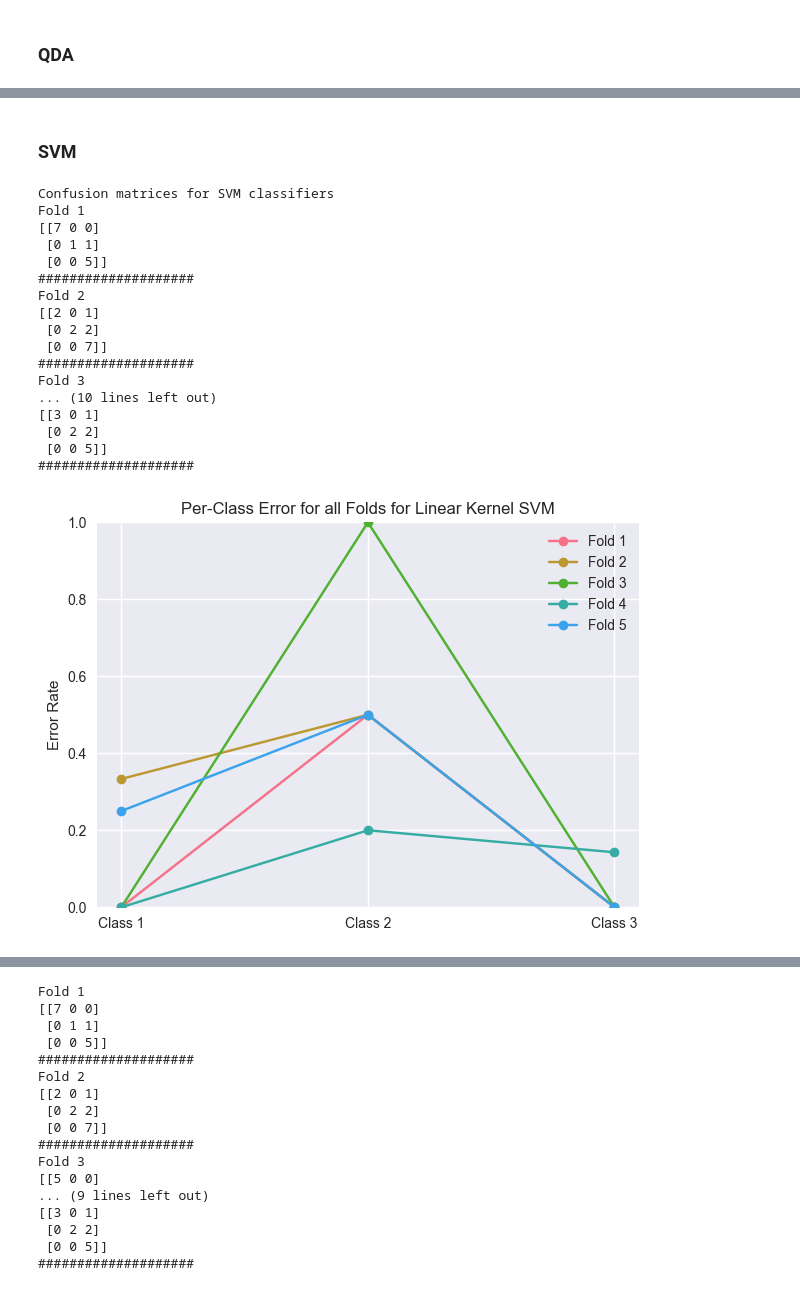
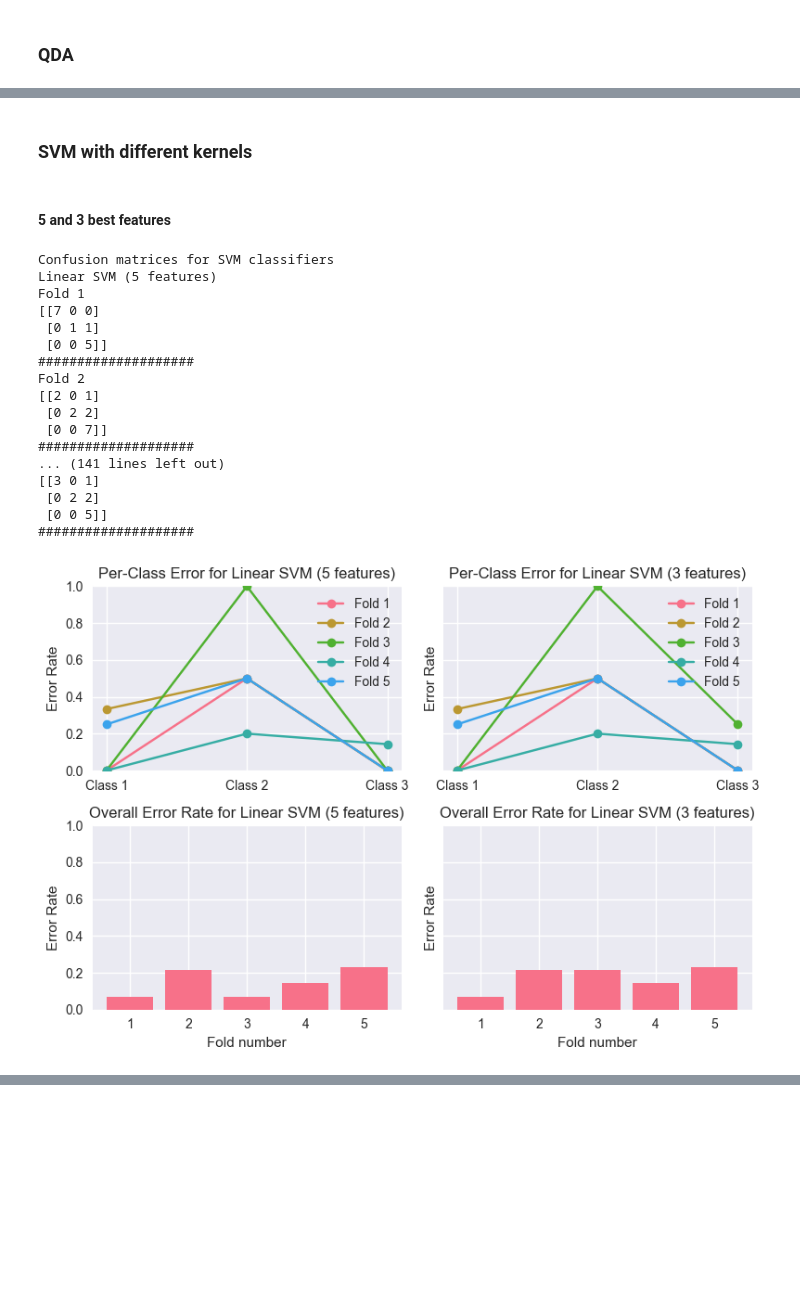
Before and after one commit to ivokusi/ME453-Final-Project, a Jupyter notebook: main.ipynb, the cells around one changed output, grey strips where cells are left out. Drawn from its saved outputs; the diff is of its cells as text; code cells hidden in the pictures; blank space fills up the shorter version.

```diff
--- a/main.ipynb
+++ b/main.ipynb
@@ -273,7 +273,9 @@ We used K-Fold Cross-Validation to split the dataset as it provides a more relia
 # %%
 from part4b import classify
 
-X = df_data4[best_features].iloc[:, :]
-y = df_data4.iloc[:,1]
+X = df_data4.iloc[:, 2:]
+y = df_data4.iloc[:, 1]
+
+best_3_features = best_features[:3]
 # %% [markdown]
 ### LDA
@@ -321,0 +307,3 @@ Average Quadratic Discriminant Analysis Accuracy: 0.8417582417582418
+# %%
+qda = QDA()
+_, best_3_confusion_matrices_qda = classify(X[best_3_features], y, qda, "Quadratic Discriminant Analysis")
@@ -329,7 +321,7 @@ confusion_matrices_svms = []
 for kernel in kernels:
 
     svm = SVC(kernel=kernel)
-    _, confusion_matrices_fold = classify(X, y, svm, f"{kernel[0].upper() + kernel[1:].lower()} Kernel SVM")
+    _, confusion_matrices_fold = classify(X[best_features], y, svm, f"{kernel[0].upper() + kernel[1:].lower()} SVM")
     confusion_matrices_svms.append(confusion_matrices_fold)
     print()
 # %% [output]
@@ -352,0 +335,9 @@ Average Poly Kernel SVM Accuracy: 0.868131868131868
+# %%
+best_3_confusion_matrices_svms = []
+
+for kernel in kernels:
+
+    svm = SVC(kernel=kernel)
+    _, confusion_matrices_fold = classify(X[best_3_features], y, svm, f"{kernel[0].upper() + kernel[1:].lower()} SVM")
+    best_3_confusion_matrices_svms.append(confusion_matrices_fold)
+    print()
@@ -466,26 +510,28 @@ Fold 3
 # %% [markdown]
-### SVM
+### SVM with different kernels
+# %% [markdown]
+#### 5 and 3 best features
 # %%
 print("Confusion matrices for SVM classifiers")
 
-for kernel, cm in zip(kernels, confusion_matrices_svms):
-    error_plots(cm, f"{kernel[0].upper() + kernel[1:].lower()} Kernel SVM")
+for kernel, cm, best_3_cm in zip(kernels, confusion_matrices_svms, best_3_confusion_matrices_svms):
+    error_plots([cm, best_3_cm], [f"{kernel[0].upper() + kernel[1:].lower()} SVM (5 features)", f"{kernel[0].upper() + kernel[1:].lower()} SVM (3 features)"])
 # %% [output]
 Confusion matrices for SVM classifiers
+Linear SVM (5 features)
 Fold 1
 [[7 0 0]
  [0 1 1]
  [0 0 5]]
 ####################
 Fold 2
 [[2 0 1]
  [0 2 2]
  [0 0 7]]
 ####################
-Fold 3
-... (10 lines left out)
+... (141 lines left out)
 [[3 0 1]
  [0 2 2]
  [0 0 5]]
 ####################
-[figure, old version]
+[figure, new version]
@@ -493,17 +538,0 @@ Fold 3
-Fold 1
-[[7 0 0]
- [0 1 1]
- [0 0 5]]
-####################
-Fold 2
-[[2 0 1]
- [0 2 2]
- [0 0 7]]
-####################
-Fold 3
-[[5 0 0]
-... (9 lines left out)
-[[3 0 1]
- [0 2 2]
- [0 0 5]]
-####################
```
Also changed, not shown: parts of 37 cells of this notebook, 2 other files.
